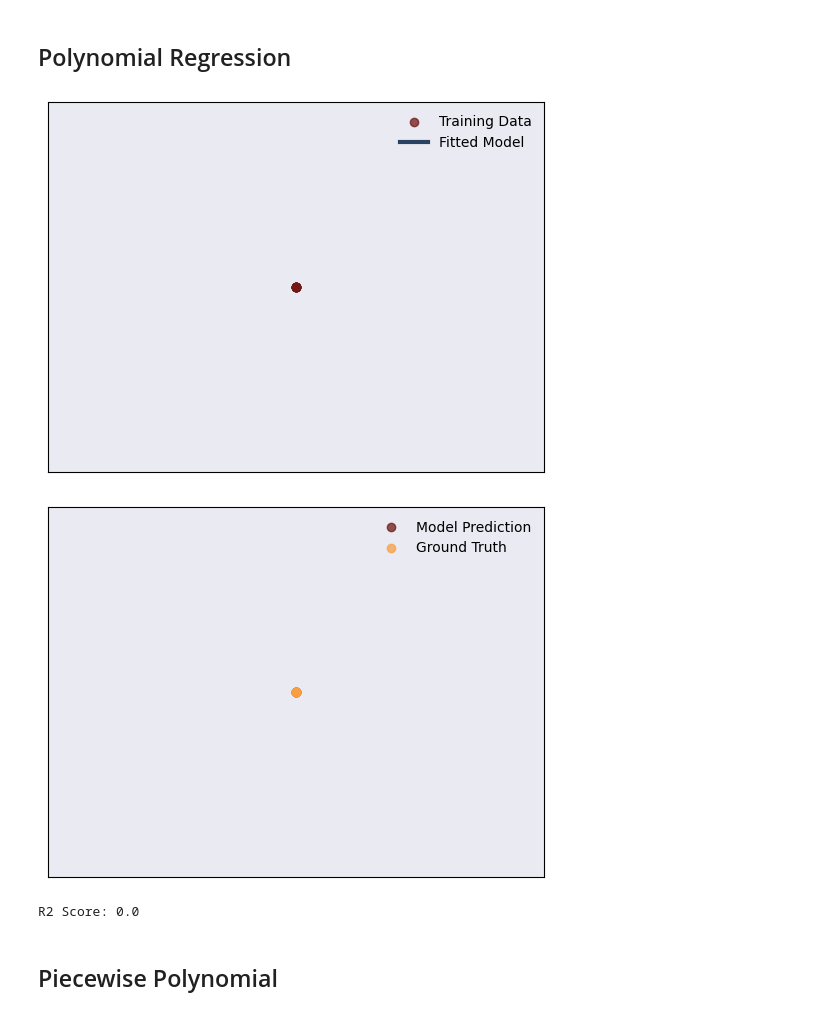
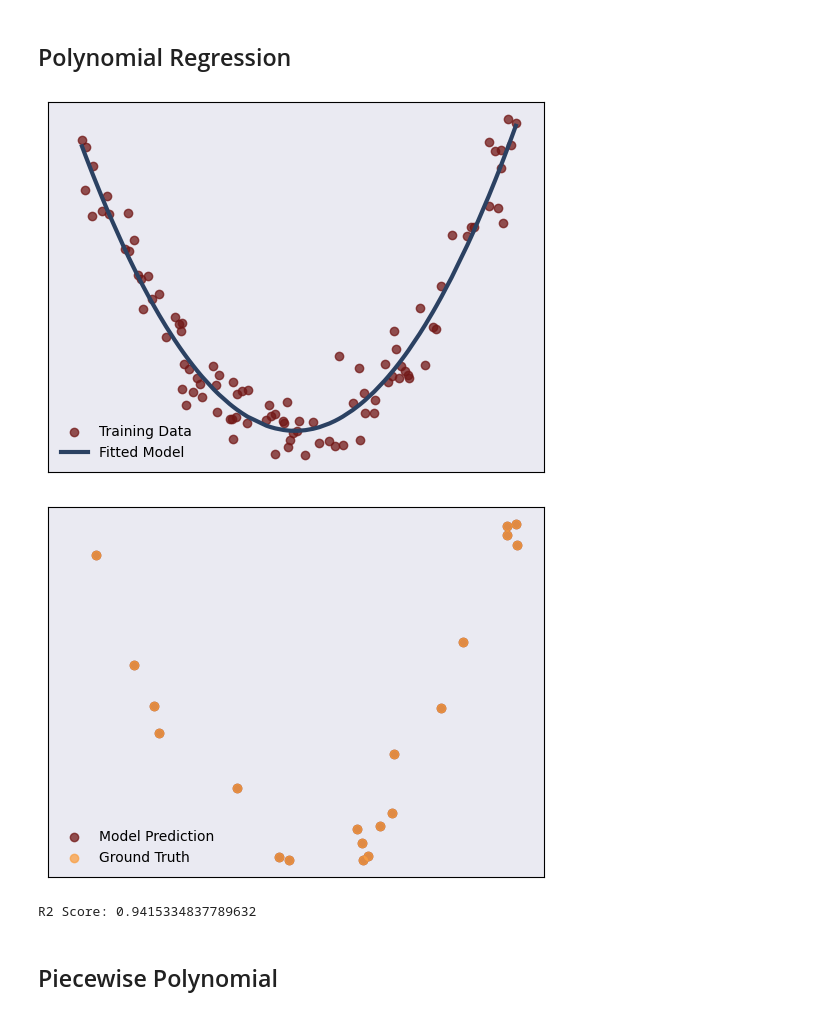
Before and after one commit to ReturnMarc/advanced-computer-vision-ss2024_Gabler_Marc, a Jupyter notebook: Advanced_Computer_Vision_Exercise_01/Exercise_01/source_code/Linear_Regression.ipynb, the cells around one changed output. Drawn from its saved outputs; the diff is of its cells as text; code cells hidden in the pictures.

```diff
--- a/Advanced_Computer_Vision_Exercise_01/Exercise_01/source_code/Linear_Regression.ipynb
+++ b/Advanced_Computer_Vision_Exercise_01/Exercise_01/source_code/Linear_Regression.ipynb
@@ -5,8 +11,8 @@ from sklearn import linear_model, metrics
 import numpy
 import csv
 
-X_to_replace = [ [0] ] * 10
-Y_to_replace = [  0  ] * 10
+X_to_replace = []
+Y_to_replace = []
 
 class FileFormatException(Exception):
     def __init__(self, line_number):
@@ -14,6 +20,27 @@ class FileFormatException(Exception):
         self.line_number = line_number
 
 def load_csv_in_sklearn_format( input_file_name ):
-    X = X_to_replace
-    Y = Y_to_replace
-    return X, Y
+    features = []
+    targets = []
+
+    # Open the CSV file
+    with open(input_file_name, 'r') as csvfile:
+        # Create a CSV reader object specifying the delimiter as ";"
+        csvreader = csv.reader(csvfile, delimiter=';')
+
+        # Iterate over each row in the csv
+        for row in csvreader:
+            # Assuming the first column is the feature and the second is the target
+            # Convert the string representations into the appropriate type (e.g., float)
+            feature = float(row[0])
+            target = float(row[1])
+
+            # Append the current feature and target to their respective lists
+            features.append([feature]) # Make it a 2D list to suit scikit-learn's expectations
+            targets.append(target)
+
+    return features, targets
+
+# Example usage
+# Replace 'path/to/your_file.csv' with the actual file path
+# features, targets = import_csv_for_sklearn('path/to/your_file.csv')
@@ -139,28 +208,30 @@ R2 Score: 0.0
 # %%
 from sklearn.preprocessing import PolynomialFeatures
 from sklearn import linear_model
+from sklearn.pipeline import make_pipeline
 
 X, Y = load_csv_in_sklearn_format( "non_linear_dataset_100.csv" )
 
-Y_pred = Y_to_replace
-# please extend here
+poly_features = PolynomialFeatures(degree=2, include_bias=False)
+model = make_pipeline(poly_features, LinearRegression())
+model.fit(X, Y)
+
+Y_pred = model.predict(X)
 
 plot_model_fit( X, Y, X, Y_pred, filename="goodfit_polynomial_model.png" )
 
 X_test, Y_ground_truth = load_csv_in_sklearn_format( "non_linear_dataset_test.csv" )
 
-Y_pred_test = Y_to_replace
-# please extend here
+Y_pred_test = Y_ground_truth
 
 plot_test_data( X_test, Y_pred_test, X_test, Y_ground_truth, filename="goodfit_polynomial_testdata.png" )
 
-r2_score = 0.0
-# please extend here
+r2_score = model.score(X, Y)
 print( "R2 Score:", r2_score )
 # %% [output]
-[figure, old version]
+[figure, new version]
-[figure, old version]
+[figure, new version]
-R2 Score: 0.0
+R2 Score: 0.9415334837789632
 # %% [markdown]
 ## Piecewise Polynomial
 # %%
```
Also changed, not shown: parts of 9 cells of this notebook, 23 other files.
